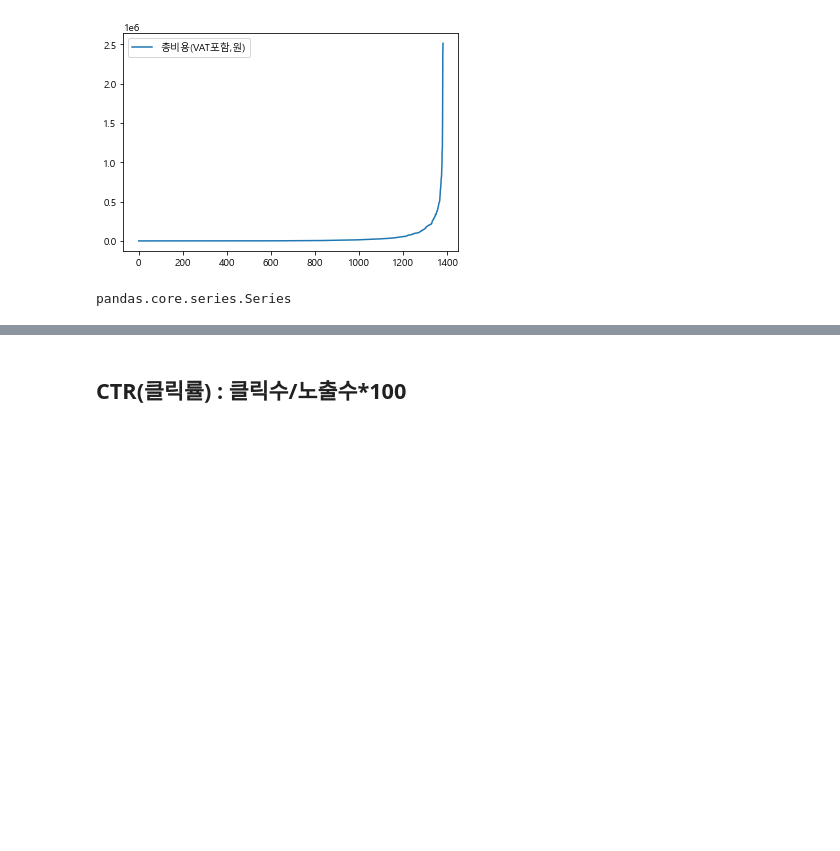
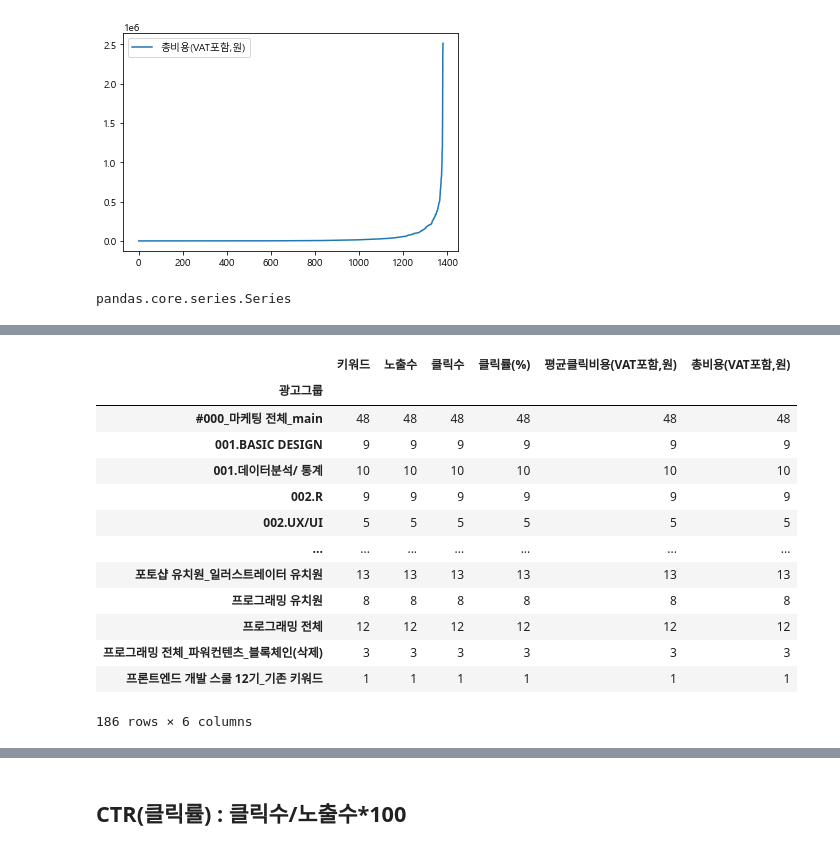
Before and after one commit to iamjinuk/bigman, a Jupyter notebook: 광고 데이터 분석.ipynb, the cells around one changed output, grey strips where cells are left out. Cells and saved outputs as stored; diff of their text form; code cells hidden in the pictures; blank space fills up the shorter version.

```diff
--- a/광고 데이터 분석.ipynb
+++ b/광고 데이터 분석.ipynb
@@ -174,0 +365,20 @@ pandas.core.series.Series
+# %%
+grouped=df.groupby('광고그룹')
+# %%
+#count - 각 광고그룹 데이터의 개수
+grouped.count()
+# %% [output]
+|  | 키워드 | 노출수 | 클릭수 | 클릭률(%) | 평균클릭비용(VAT포함,원) | 총비용(VAT포함,원) |
+| 광고그룹 |  |  |  |  |  |  |
+| #000_마케팅 전체_main | 48 | 48 | 48 | 48 | 48 | 48 |
+| 001.BASIC DESIGN | 9 | 9 | 9 | 9 | 9 | 9 |
+| 001.데이터분석/ 통계 | 10 | 10 | 10 | 10 | 10 | 10 |
+| 002.R | 9 | 9 | 9 | 9 | 9 | 9 |
+| 002.UX/UI | 5 | 5 | 5 | 5 | 5 | 5 |
+| ... | ... | ... | ... | ... | ... | ... |
+| 포토샵 유치원_일러스트레이터 유치원 | 13 | 13 | 13 | 13 | 13 | 13 |
+| 프로그래밍 유치원 | 8 | 8 | 8 | 8 | 8 | 8 |
+| 프로그래밍 전체 | 12 | 12 | 12 | 12 | 12 | 12 |
+| 프로그래밍 전체_파워컨텐츠_블록체인(삭제) | 3 | 3 | 3 | 3 | 3 | 3 |
+| 프론트엔드 개발 스쿨 12기_기존 키워드 | 1 | 1 | 1 | 1 | 1 | 1 |
+186 rows × 6 columns
```
Also changed, not shown: parts of 32 cells of this notebook.
